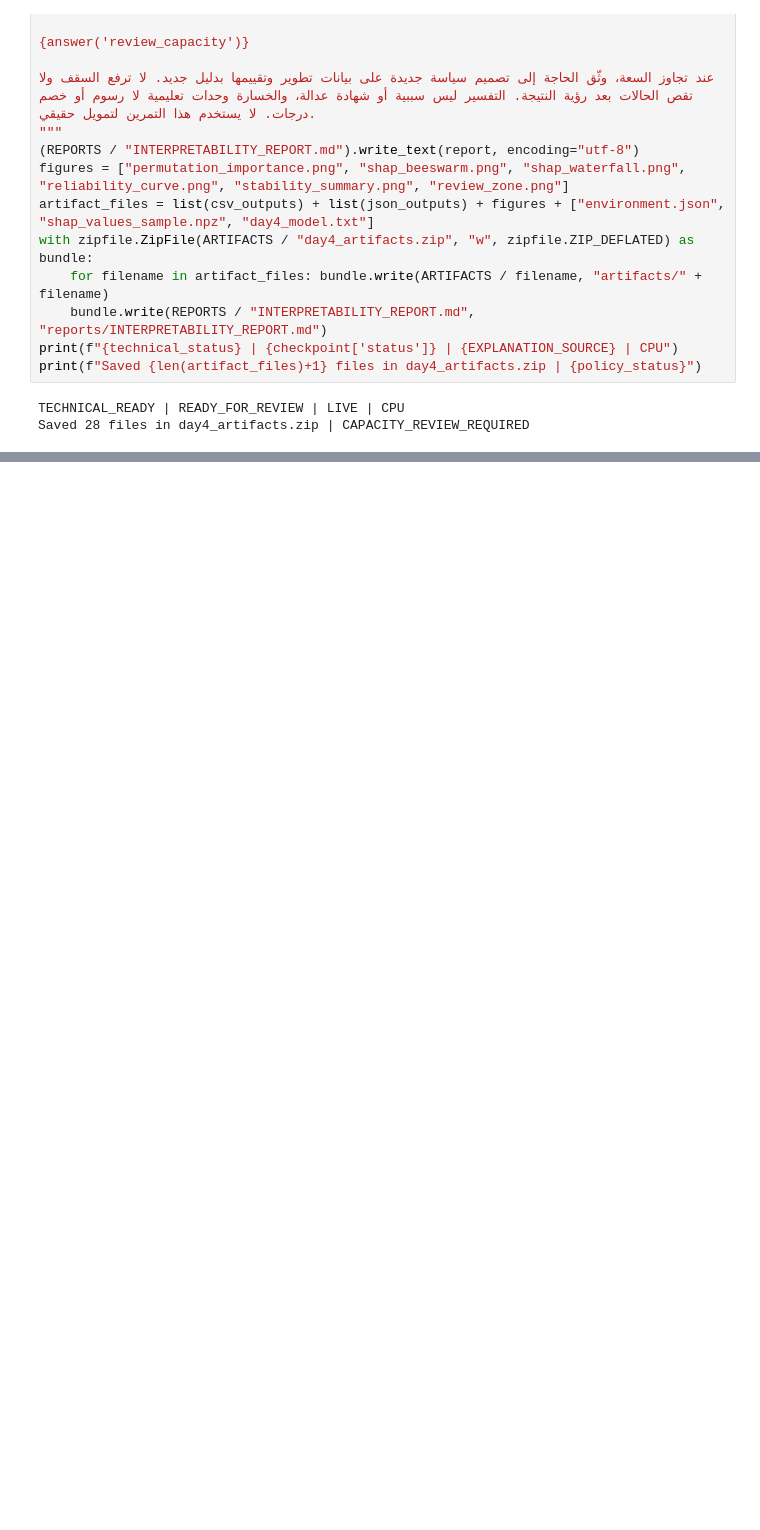
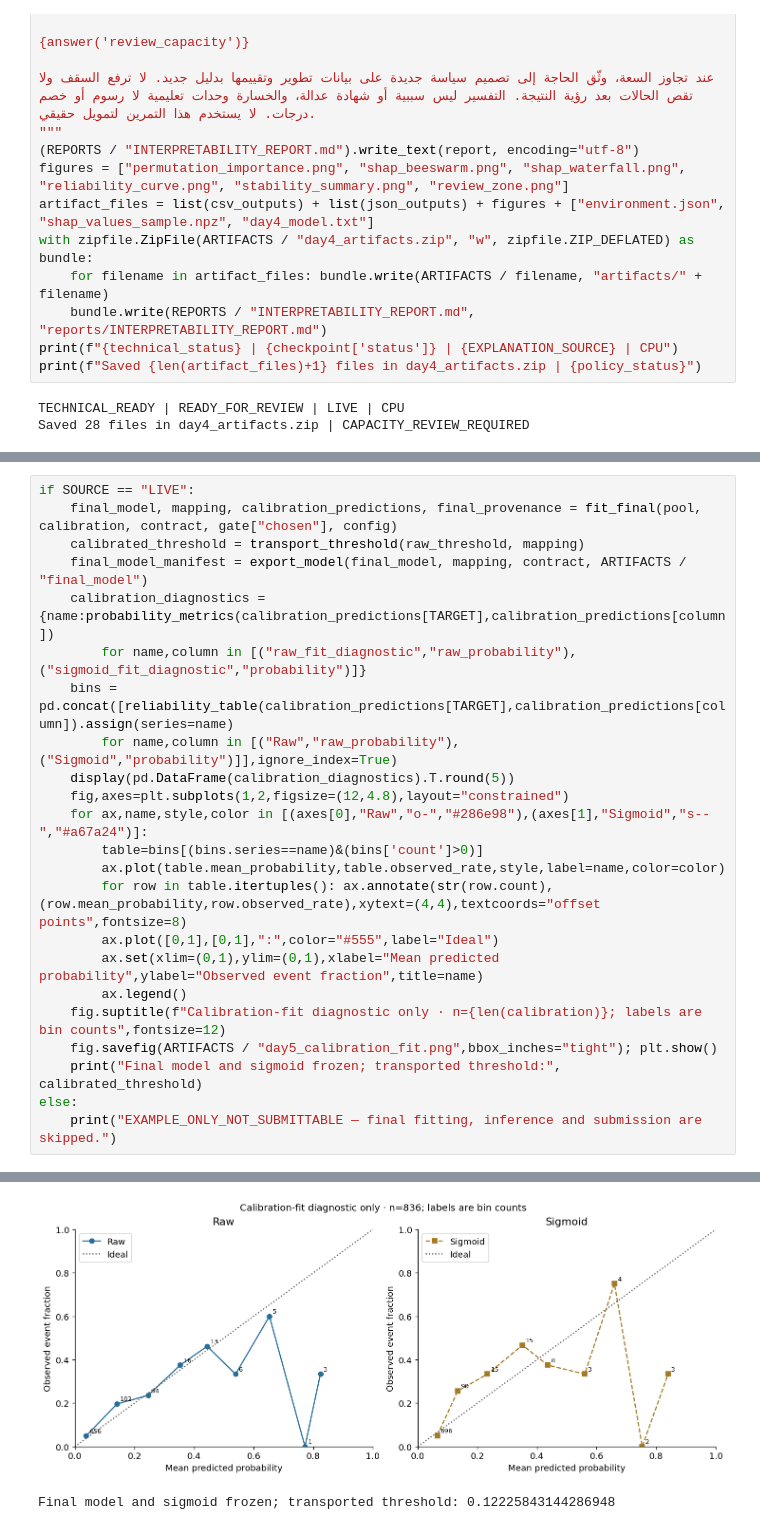
Before and after one commit to khuluodk1998/SDA-DSC-211-StudentCode, a Jupyter notebook: SDA_DSC_211_StudentCode_khuludalyousef_notebook04.ipynb, the cells around one changed output, grey strips where cells are left out. Cells and saved outputs as stored; diff of their text form; blank space fills up the shorter version.

```diff
--- a/SDA_DSC_211_StudentCode_khuludalyousef_notebook04.ipynb
+++ b/SDA_DSC_211_StudentCode_khuludalyousef_notebook04.ipynb
@@ -526,0 +726,24 @@ Saved 28 files in day4_artifacts.zip | CAPACITY_REVIEW_REQUIRED
+# %%
+if SOURCE == "LIVE":
+    final_model, mapping, calibration_predictions, final_provenance = fit_final(pool, calibration, contract, gate["chosen"], config)
+    calibrated_threshold = transport_threshold(raw_threshold, mapping)
+    final_model_manifest = export_model(final_model, mapping, contract, ARTIFACTS / "final_model")
+    calibration_diagnostics = {name:probability_metrics(calibration_predictions[TARGET],calibration_predictions[column])
+        for name,column in [("raw_fit_diagnostic","raw_probability"),("sigmoid_fit_diagnostic","probability")]}
+    bins = pd.concat([reliability_table(calibration_predictions[TARGET],calibration_predictions[column]).assign(series=name)
+        for name,column in [("Raw","raw_probability"),("Sigmoid","probability")]],ignore_index=True)
+    display(pd.DataFrame(calibration_diagnostics).T.round(5))
+    fig,axes=plt.subplots(1,2,figsize=(12,4.8),layout="constrained")
+    for ax,name,style,color in [(axes[0],"Raw","o-","#286e98"),(axes[1],"Sigmoid","s--","#a67a24")]:
+        table=bins[(bins.series==name)&(bins['count']>0)]
+        ax.plot(table.mean_probability,table.observed_rate,style,label=name,color=color)
+        for row in table.itertuples(): ax.annotate(str(row.count),(row.mean_probability,row.observed_rate),xytext=(4,4),textcoords="offset points",fontsize=8)
+        ax.plot([0,1],[0,1],":",color="#555",label="Ideal")
+        ax.set(xlim=(0,1),ylim=(0,1),xlabel="Mean predicted probability",ylabel="Observed event fraction",title=name)
+        ax.legend()
+    fig.suptitle(f"Calibration-fit diagnostic only · n={len(calibration)}; labels are bin counts",fontsize=12)
+    fig.savefig(ARTIFACTS / "day5_calibration_fit.png",bbox_inches="tight"); plt.show()
+    print("Final model and sigmoid frozen; transported threshold:", calibrated_threshold)
+else:
+    print("EXAMPLE_ONLY_NOT_SUBMITTABLE — final fitting, inference and submission are skipped.")
+# %% [output]
@@ -526,0 +753,2 @@ Saved 28 files in day4_artifacts.zip | CAPACITY_REVIEW_REQUIRED
+[figure, added]
+Final model and sigmoid frozen; transported threshold: 0.12225843144286948
```
Also changed, not shown: parts of 10 cells of this notebook.
